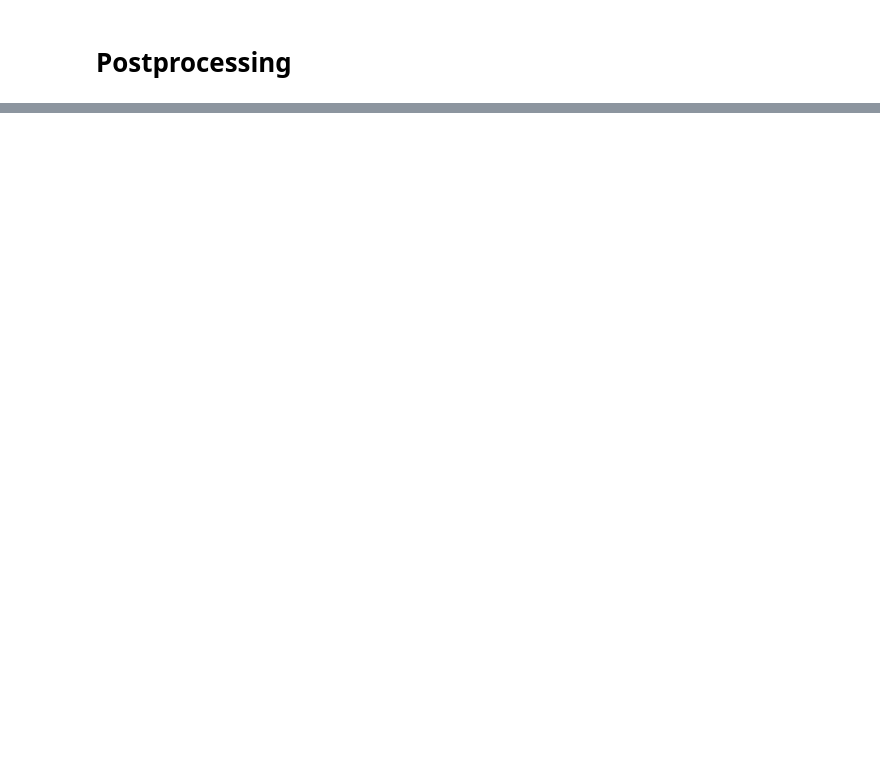
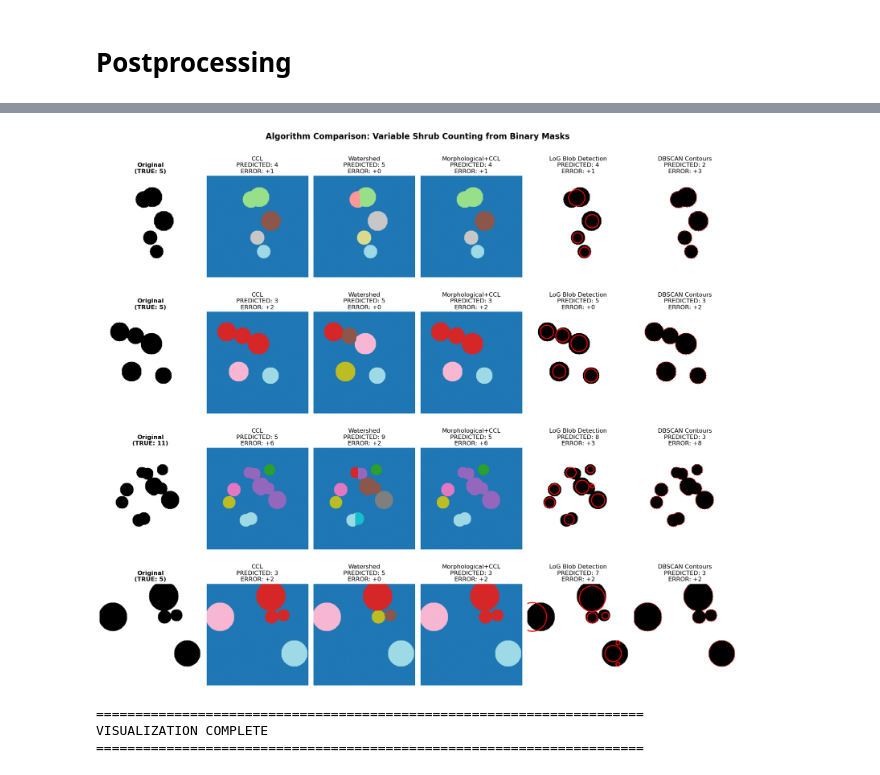
Before and after one commit to ICharmU/shrub, a Jupyter notebook: Final/modeling/pipeline.ipynb, the cells around one changed output, grey strips where cells are left out. Cells and saved outputs as stored; diff of their text form; code cells hidden in the pictures; blank space fills up the shorter version.

```diff
--- a/Final/modeling/pipeline.ipynb
+++ b/Final/modeling/pipeline.ipynb
@@ -3031,0 +3506,65 @@ Training complete! Final loss: 0.015577, Best loss: 0.015577
+# %%
+# ============================================================================
+# VISUALIZATION: All Algorithms Side-by-Side
+# ============================================================================
+
+fig, axes = plt.subplots(len(sample_masks), 6, figsize=(18, 4 * len(sample_masks)))
+if len(sample_masks) == 1:
+    axes = axes.reshape(1, -1)
+
+for mask_idx, (mask, true_count, desc) in enumerate(zip(sample_masks, true_counts, mask_descriptions)):
+    # Column 0: Original mask
+    axes[mask_idx, 0].imshow(mask, cmap='binary')
+    axes[mask_idx, 0].set_title(f"Original\n(TRUE: {true_count})", fontweight='bold')
+    axes[mask_idx, 0].axis('off')
+
+    # Column 1: CCL
+    ccl_count, ccl_labeled = count_shrubs_ccl(mask)
+    im = axes[mask_idx, 1].imshow(ccl_labeled, cmap='tab20')
+    axes[mask_idx, 1].set_title(f"CCL\nPREDICTED: {ccl_count}\nERROR: {abs(ccl_count - true_count):+d}")
+    axes[mask_idx, 1].axis('off')
+
+    # Column 2: Watershed
+    ws_count, ws_labeled = count_shrubs_watershed(mask)
+    im = axes[mask_idx, 2].imshow(ws_labeled, cmap='tab20')
+    axes[mask_idx, 2].set_title(f"Watershed\nPREDICTED: {ws_count}\nERROR: {abs(ws_count - true_count):+d}")
+    axes[mask_idx, 2].axis('off')
+
+    # Column 3: Morphological
+    morph_count, morph_labeled = count_shrubs_morphological(mask, kernel_size=5, iterations=1)
+    im = axes[mask_idx, 3].imshow(morph_labeled, cmap='tab20')
+    axes[mask_idx, 3].set_title(f"Morphological+CCL\nPREDICTED: {morph_count}\nERROR: {abs(morph_count - true_count):+d}")
+    axes[mask_idx, 3].axis('off')
+
+    # Column 4: LoG Blob
+    blob_count, blob_visual, blobs = count_shrubs_blob_log(mask, min_sigma=5, max_sigma=40, threshold=0.05)
+    axes[mask_idx, 4].imshow(mask, cmap='binary')
+    if len(blobs) > 0:
+        for blob in blobs:
+            y, x, r = blob
+            circle = plt.Circle((x, y), r, color='red', fill=False, linewidth=2)
+            axes[mask_idx, 4].add_patch(circle)
+    axes[mask_idx, 4].set_title(f"LoG Blob Detection\nPREDICTED: {blob_count}\nERROR: {abs(blob_count - true_count):+d}")
+    axes[mask_idx, 4].axis('off')
+
+    # Column 5: DBSCAN
+    dbscan_count, _, points = count_shrubs_dbscan_contours(mask, eps=15, min_points=5)
+    axes[mask_idx, 5].imshow(mask, cmap='binary')
+    if len(points) > 0:
+        axes[mask_idx, 5].scatter(points[:, 0], points[:, 1], c='red', s=1, alpha=0.3)
+    axes[mask_idx, 5].set_title(f"DBSCAN Contours\nPREDICTED: {dbscan_count}\nERROR: {abs(dbscan_count - true_count):+d}")
+    axes[mask_idx, 5].axis('off')
+
+plt.suptitle("Algorithm Comparison: Variable Shrub Counting from Binary Masks",
+             fontsize=16, fontweight='bold', y=1.00)
+plt.tight_layout()
+plt.show()
+
+print("\n" + "="*70)
+print("VISUALIZATION COMPLETE")
+print("="*70)
+# %% [output]
+[figure, added]
+======================================================================
+VISUALIZATION COMPLETE
+======================================================================
```
Also changed, not shown: parts of 62 cells of this notebook, 3 other files.
